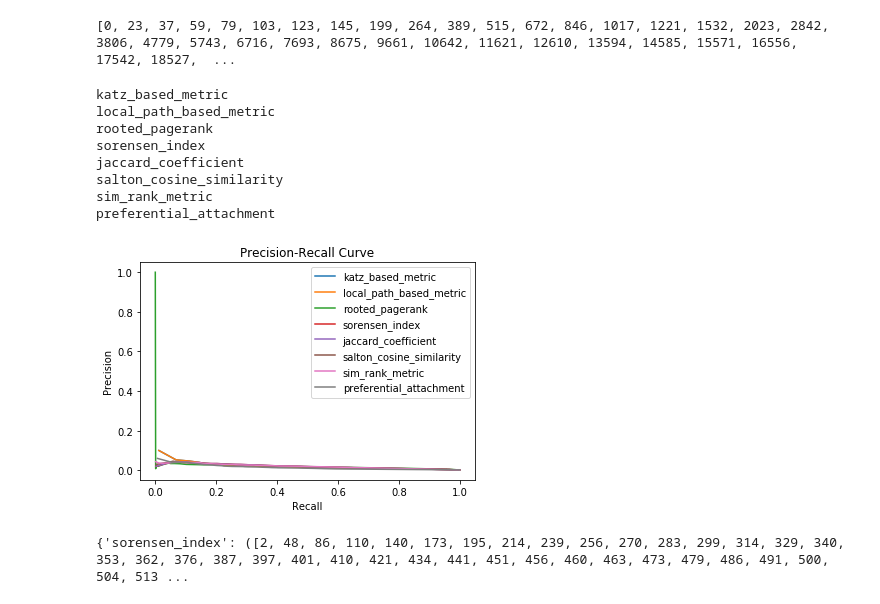
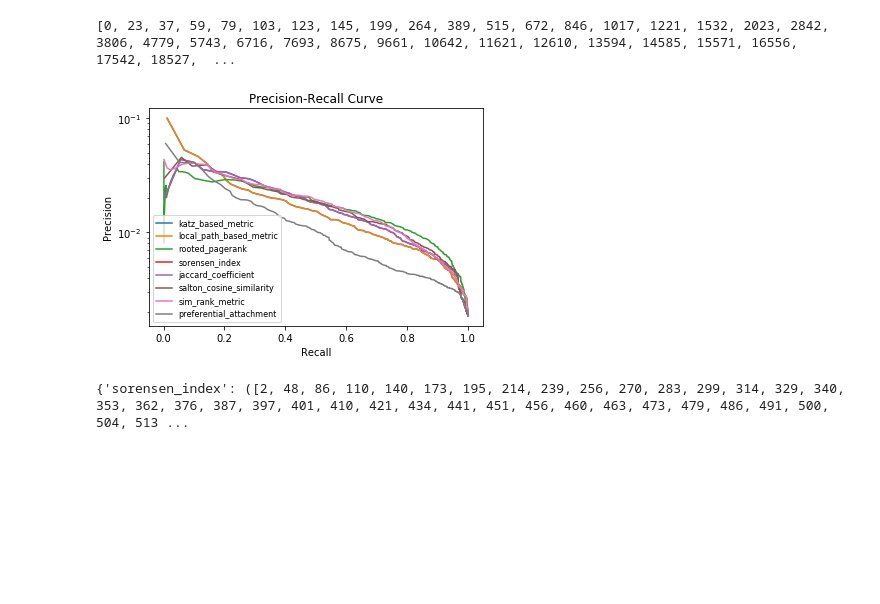
Before and after one commit to Tehiaohiao/link-prediction, a Jupyter notebook: link-prediction.ipynb, the cells around one changed output. Drawn from its saved outputs; the diff is of its cells as text; code cells hidden in the pictures; blank space fills up the shorter version.

```diff
--- a/link-prediction.ipynb
+++ b/link-prediction.ipynb
@@ -37,6 +37,17 @@ with open("dataset/email-Eu-core-temporal.txt", "r") as fp:
         edge = line.split()
         email_eu.add_edge(edge[0], edge[1])
         line = fp.readline()
+# %%
+facebook = nx.Graph()
+with open("dataset/ia-facebook-wall-wosn-dir.txt", "r") as fp:
+    line = fp.readline()
+    # skip comments
+    while line[0] == '#':
+        line = fp.readline()
+    while line:
+        edge = line.split()
+        facebook.add_edge(edge[0], edge[1])
+        line = fp.readline()
 # %%
 def loadGraph(fileName):
     g = nx.Graph()
@@ -592,3 +603,5 @@ def getEval(pred):
 # %%
 methods = [sorensen_index, jaccard_coefficient, salton_cosine_similarity, preferential_attachment, katz_based_metric, local_path_based_metric, commute_time_based_metric, rooted_pagerank, sim_rank_metric]
 method_names = [method.__name__ for method in methods]
+# %%
+pred = loadPred("rooted_pagerank")
@@ -639,39 +665,30 @@ print(FPs)
 # %%
 for method_name in method_names:
     TPs, FPs, FNs, TNs = eval_dict[method_name]
     precisions = []
     recalls = []
     for i in range(len(TPs)):
         if TPs[i] + FPs[i] == 0 or TPs[i] + FNs[i] == 0:
-            precisions.append(1)
-            recalls.append(0)
             continue
         precisions.append(TPs[i] / (TPs[i] + FPs[i])) # tp / tp + fp
         recalls.append(TPs[i] / (TPs[i] + FNs[i])) # tp / tp + fn
 #     precisions = [TPs[i] / (TPs[i] + FPs[i]) for i in range(len(TPs))] # tp / tp + fp
 #     recalls = [TPs[i] / (TPs[i] + FNs[i]) for i in range(len(TPs))] # tp / tp + fn
     plt.plot(recalls, precisions,'-', label = method_name)
 # x = np.arange(0, 1.1, 0.1)
 # y = [0.5 for i in x]
 
 # plt.plot(x, y,'-', label='Random Performance')
 plt.title('Precision-Recall Curve')
 plt.xlabel('Recall')
 plt.ylabel('Precision')
+plt.yscale('log')
 
-plt.legend()
+plt.legend(prop={'size': 8})
 plt.savefig("Precision-Recall.png", dpi=800) # save as png
 plt.show()
 # %% [output]
-katz_based_metric
-local_path_based_metric
-rooted_pagerank
-sorensen_index
-jaccard_coefficient
-salton_cosine_similarity
-sim_rank_metric
-preferential_attachment
-[figure, old version]
+[figure, new version]
 # %%
 print(eval_dict)
 # %% [output]
```
Also changed, not shown: parts of 15 cells of this notebook, 6 other files.
